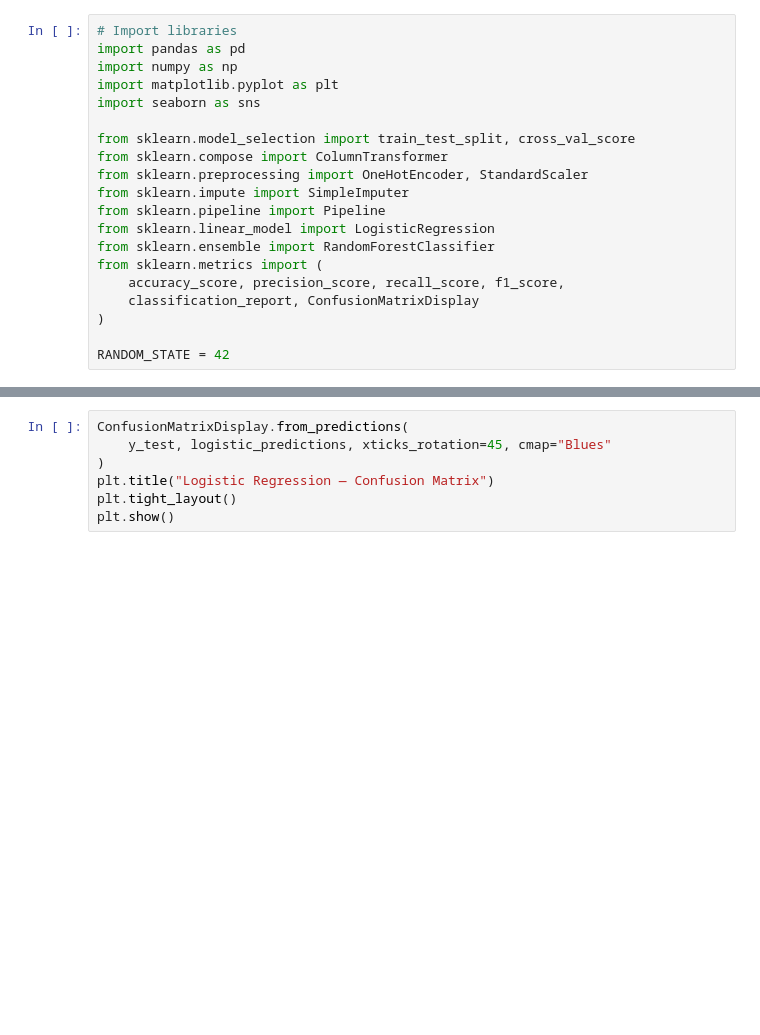
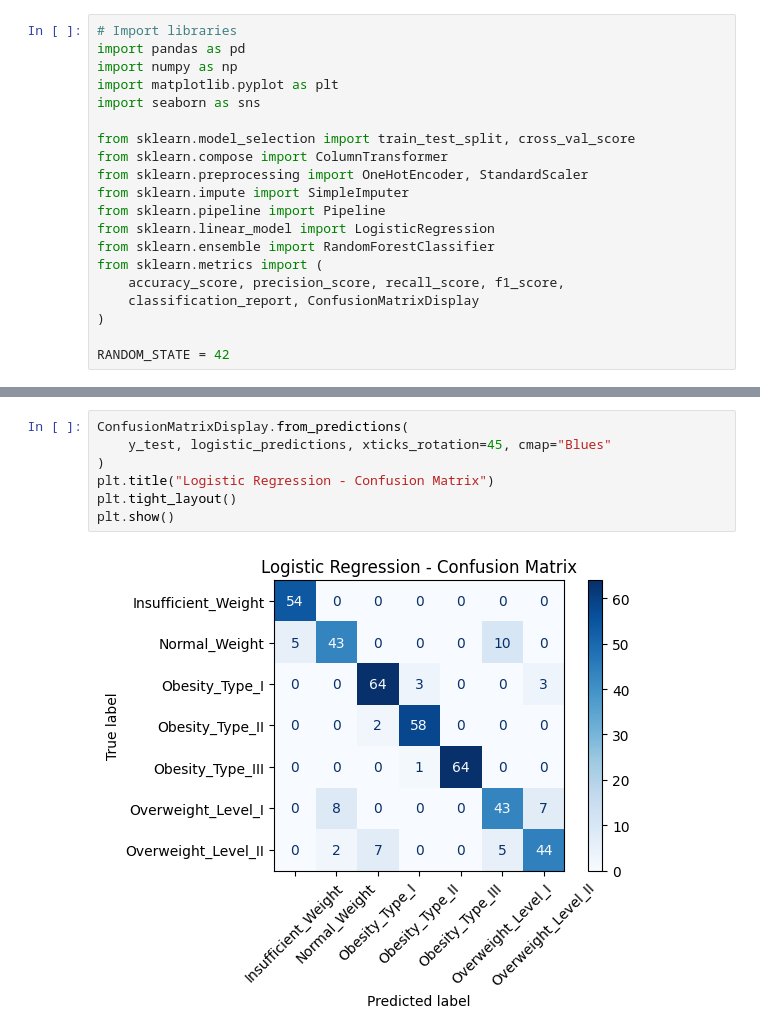
Before and after one commit to SathiraKumarasinghe/Obesity-Classification, a Jupyter notebook: obesity_level_classification.ipynb, the cells around one changed output, grey strips where cells are left out. Drawn from its saved outputs; the diff is of its cells as text; blank space fills up the shorter version.

```diff
--- a/obesity_level_classification.ipynb
+++ b/obesity_level_classification.ipynb
@@ -110,7 +194,9 @@ print(classification_report(y_test, logistic_predictions, zero_division=0))
 # %%
 ConfusionMatrixDisplay.from_predictions(
     y_test, logistic_predictions, xticks_rotation=45, cmap="Blues"
 )
-plt.title("Logistic Regression — Confusion Matrix")
+plt.title("Logistic Regression - Confusion Matrix")
 plt.tight_layout()
 plt.show()
+# %% [output]
+[figure, added]
```
Also changed, not shown: parts of 7 cells of this notebook, 2 other files.
